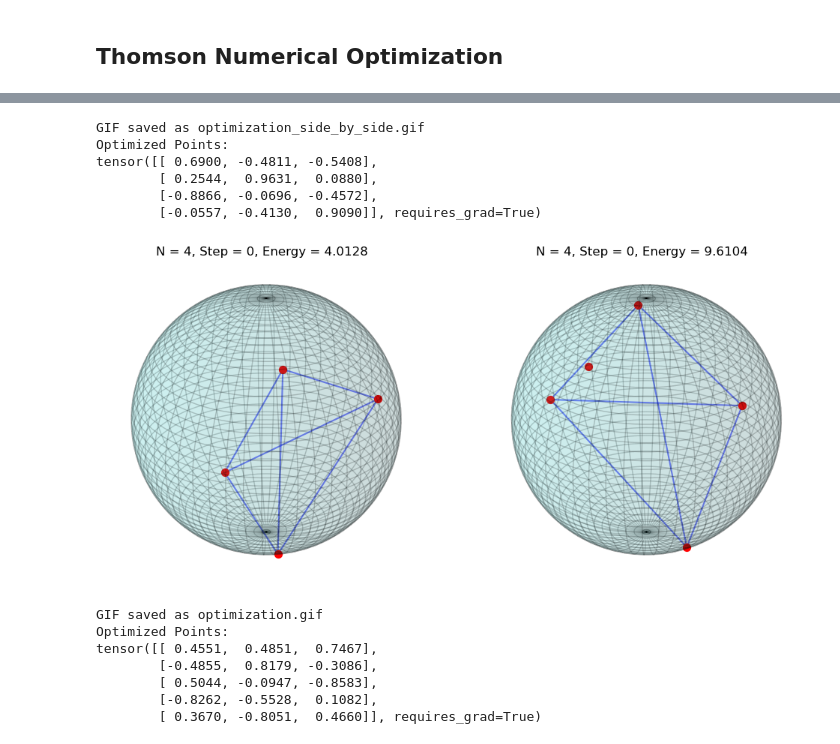
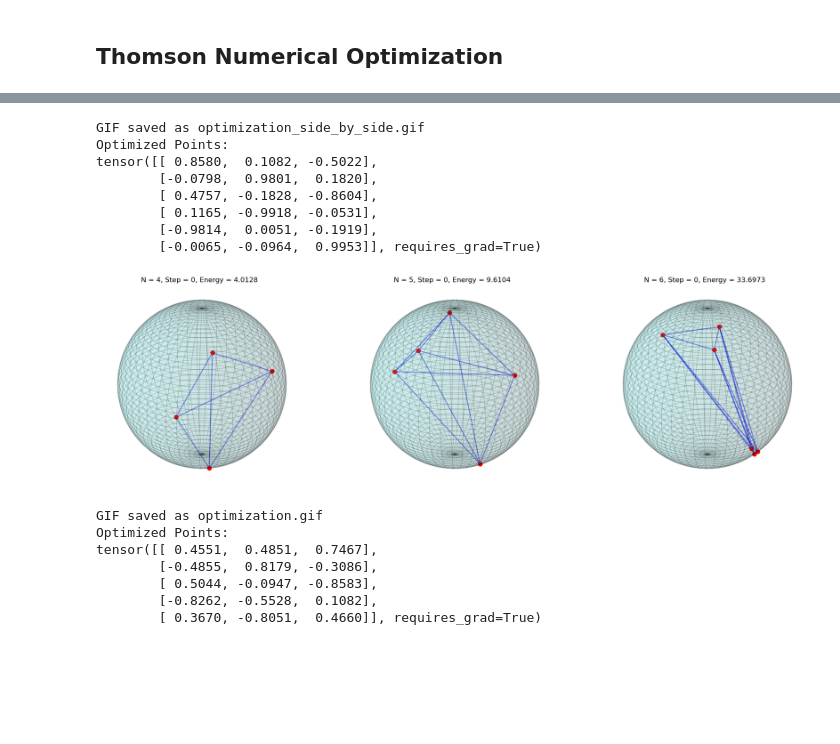
Before and after one commit to tbuelles/smale7, a Jupyter notebook: notebooks/training.ipynb, the cells around one changed output, grey strips where cells are left out. Drawn from its saved outputs; the diff is of its cells as text; code cells hidden in the pictures; blank space fills up the shorter version.

```diff
--- a/notebooks/training.ipynb
+++ b/notebooks/training.ipynb
@@ -157,45 +154,55 @@ for step in range(num_steps):
-# %%
-frames4 = deepcopy(frames)
 # %%
 import matplotlib.pyplot as plt
 from matplotlib.animation import FuncAnimation, PillowWriter
 
 # Save the frames as a GIF after the loop
-fig = plt.figure(figsize=(12, 6))  # Horizontal layout for side-by-side plots
-ax1 = fig.add_subplot(121, projection='3d')  # Left subplot
-ax2 = fig.add_subplot(122, projection='3d')  # Right subplot
+fig = plt.figure(figsize=(18, 6))  # Horizontal layout for side-by-side plots
+ax1 = fig.add_subplot(131, projection='3d')  # Left subplot
+ax2 = fig.add_subplot(132, projection='3d')  # Right subplot
+ax3 = fig.add_subplot(133, projection='3d')  # Right subplot
+
+# Manually set positions for the subplots
+ax1.set_position([0.02, 0.1, 0.3, 0.8])  # Left subplot
+ax2.set_position([0.36, 0.1, 0.3, 0.8])  # Middle subplot
+ax3.set_position([0.70, 0.1, 0.3, 0.8])  # Right subplot
 
 def update_frame(i):
 
     # Update left plot
     step, points, energy = frames4[i]
     ax1.clear()
-    plot_thomson(ax1, points, N)
-    ax1.set_title(f"N = {N}, Step = {step}, Energy = {energy.item():.4f}", y=1.1)
-    ax1.set_position([0.0, 0.0, 1.0, 1.0])
+    plot_thomson(ax1, points, N=4)
+    ax1.set_title(f"N = {4}, Step = {step}, Energy = {energy.item():.4f}", y=1.1)
 
 
     # Update right plot (identical copy)
     step, points, energy = frames5[i]
     ax2.clear()
-    plot_thomson(ax2, points, N)
-    ax2.set_title(f"N = {N}, Step = {step}, Energy = {energy.item():.4f}", y=1.1)
-    ax2.set_position([0.0, 0.0, 1.0, 1.0])
+    plot_thomson(ax2, points, N=5)
+    ax2.set_title(f"N = {5}, Step = {step}, Energy = {energy.item():.4f}", y=1.1)
+
+    # Update right plot (identical copy)
+    step, points, energy = frames6[i]
+    ax3.clear()
+    plot_thomson(ax3, points, N=6)
+    ax3.set_title(f"N = {6}, Step = {step}, Energy = {energy.item():.4f}", y=1.1)
 
 
 # Create the animation
-ani = FuncAnimation(fig, update_frame, frames=1)
+ani = FuncAnimation(fig, update_frame, frames=len(frames4))
 ani.save("optimization_side_by_side.gif", writer=PillowWriter(fps=10), dpi=150)
 print("GIF saved as optimization_side_by_side.gif")
 
 # Final result
 print("Optimized Points:")
 print(points)
 # %% [output]
 GIF saved as optimization_side_by_side.gif
 Optimized Points:
-tensor([[ 0.6900, -0.4811, -0.5408],
-        [ 0.2544,  0.9631,  0.0880],
-        [-0.8866, -0.0696, -0.4572],
-        [-0.0557, -0.4130,  0.9090]], requires_grad=True)
+tensor([[ 0.8580,  0.1082, -0.5022],
+        [-0.0798,  0.9801,  0.1820],
+        [ 0.4757, -0.1828, -0.8604],
+        [ 0.1165, -0.9918, -0.0531],
+        [-0.9814,  0.0051, -0.1919],
+        [-0.0065, -0.0964,  0.9953]], requires_grad=True)
-[figure, old version]
+[figure, new version]
```
Also changed, not shown: parts of 2 cells of this notebook, 1 other file.
